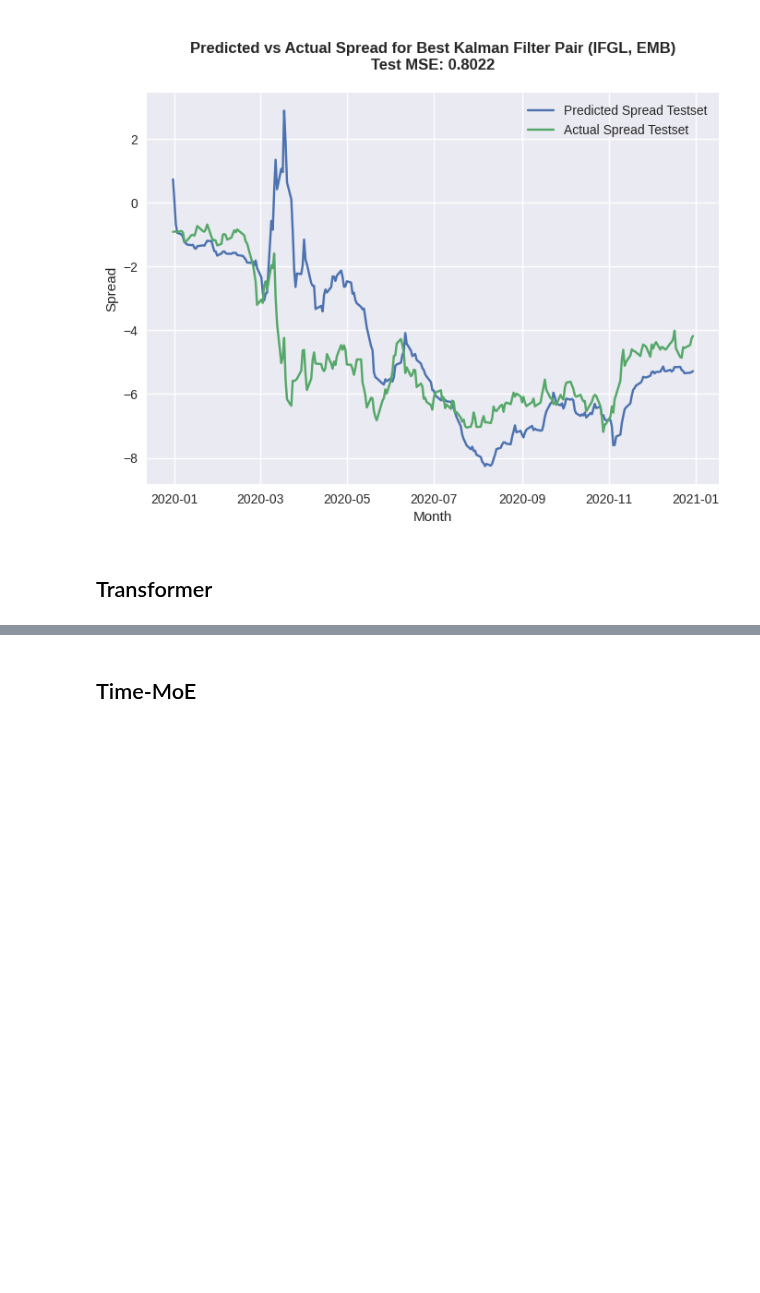
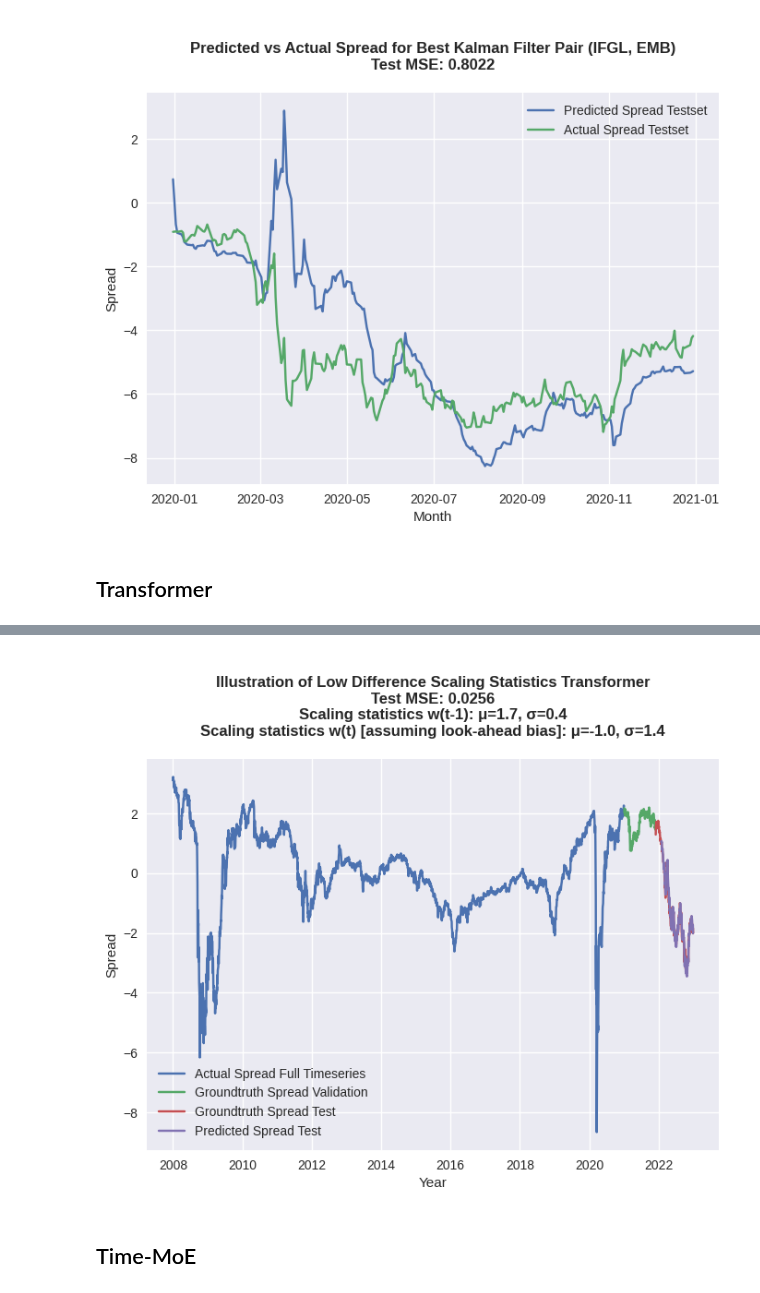
Before and after one commit to maviddoerdijk/bsc-thesis, a Jupyter notebook: exp/end_results_sup_analysis_test_mse_profitability.ipynb, the cells around one changed output, grey strips where cells are left out. Saved outputs shown, nothing was run; the diff lists cells and outputs as text; code cells hidden in the pictures; blank space fills up the shorter version.

```diff
--- a/exp/end_results_sup_analysis_test_mse_profitability.ipynb
+++ b/exp/end_results_sup_analysis_test_mse_profitability.ipynb
@@ -882,3 +681,34 @@ plt.show()
+# %%
+train_size = len(output_transformer['train_multivariate'])
+dev_size = len(output_transformer['gt_dev_shortened_series'])
+
+train_univariate = output_transformer['pairs_timeseries']['Spread_Close'][:train_size]
+dev_univariate = output_transformer['pairs_timeseries']['Spread_Close'][train_size:train_size+dev_size]
+test_univariate = output_transformer['pairs_timeseries']['Spread_Close'][train_size+dev_size:]
+
+mean_prev = round(dev_univariate.mean(), 1)
+std_prev = round(dev_univariate.std(), 1)
+mean_current = round(test_univariate.mean(), 1)
+std_current = round(test_univariate.std(), 1)
+
+title = f"""
+Illustration of Low Difference Scaling Statistics Transformer
+Test MSE: {output_transformer['test_mse']:.4f}
+Scaling statistics w(t-1): μ={mean_prev}, σ={std_prev}
+Scaling statistics w(t) [assuming look-ahead bias]: μ={mean_current}, σ={std_current}
+"""
+
+plt.title(title, fontweight='bold')
+plt.plot(train_univariate, label="Actual Spread Full Timeseries")
+plt.plot(dev_univariate, label="Groundtruth Spread Validation")
+plt.plot(test_univariate, label="Groundtruth Spread Test")
+plt.plot(output_transformer['forecast_test_shortened_series'], label="Predicted Spread Test")
+plt.xlabel("Year")
+plt.ylabel("Spread")
+plt.legend()
+plt.show()
+# %% [output]
+[figure, added]
 # %% [markdown]
 ## Time-MoE
 # %%
```
Also changed, not shown: parts of 10 cells of this notebook.
